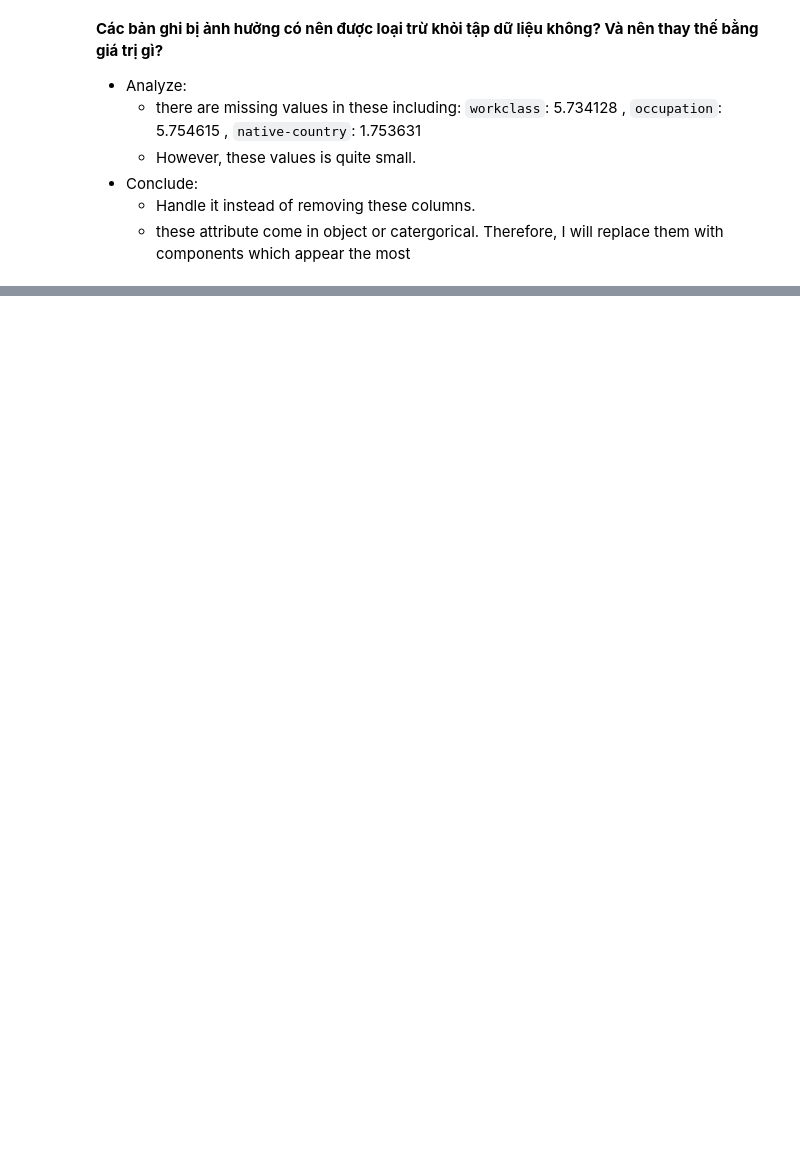
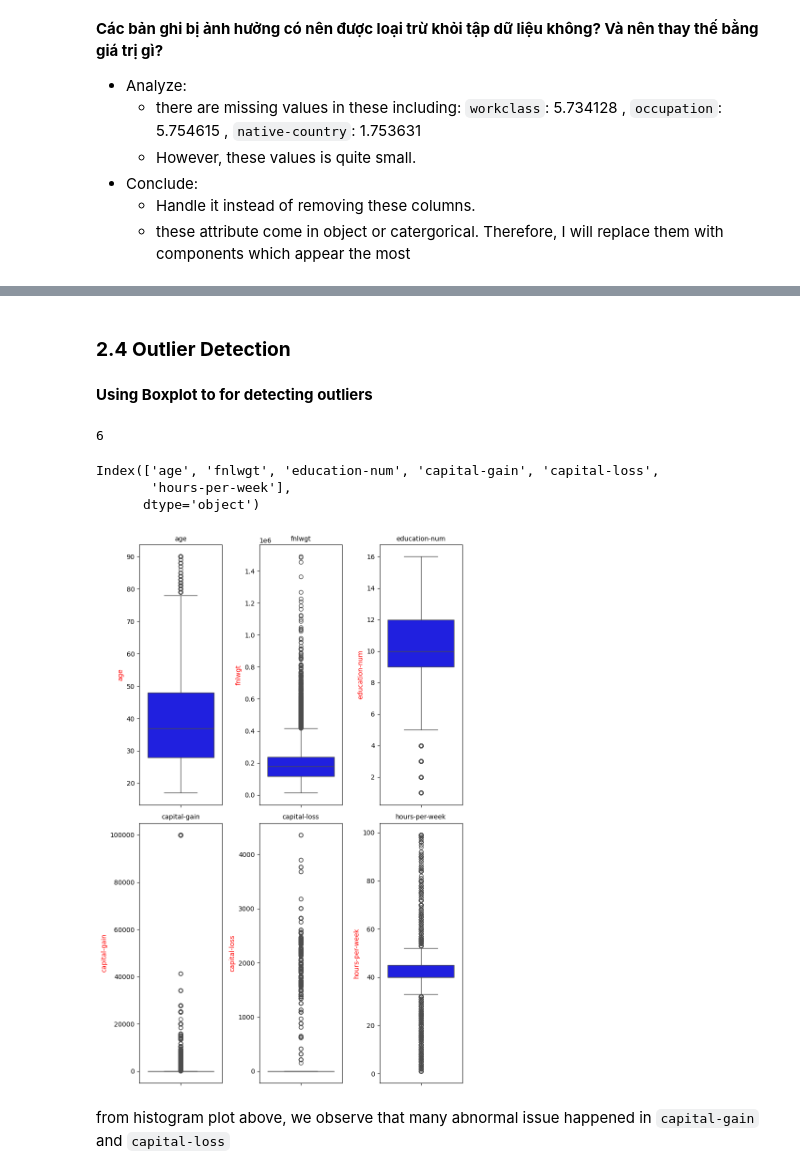
Before and after one commit to baduyne/Income, a Jupyter notebook: preprocessing.ipynb, the cells around one changed output, grey strips where cells are left out. Drawn from its saved outputs; the diff is of its cells as text; code cells hidden in the pictures; blank space fills up the shorter version.

```diff
--- a/preprocessing.ipynb
+++ b/preprocessing.ipynb
@@ -226,0 +240,2 @@ object_dis(raw_data)
+# %%
+raw_data["income"] = raw_data["income"].replace(r'\.$','',regex=True)
@@ -226,0 +267,41 @@ object_dis(raw_data)
+# %% [markdown]
+### **2.4 Outlier Detection**
+# %% [markdown]
+**Using Boxplot to for detecting outliers**
+# %%
+num_feature = raw_data.select_dtypes(include = ["int", "float"])
+# %%
+len(num_feature.columns)
+# %% [output]
+6
+# %%
+num_feature.columns
+# %% [output]
+Index(['age', 'fnlwgt', 'education-num', 'capital-gain', 'capital-loss',
+       'hours-per-week'],
+      dtype='object')
+# %%
+def create_boxplot(columns):
+
+    # (2,3)
+    n_rows, n_cols = 2,3
+
+    fig, axes = plt.subplots(n_rows, n_cols, figsize = (8,12))
+
+    for index, col in enumerate(columns):
+        r = index // n_cols
+        c = index % n_cols
+        ax =axes[r,c]
+        sns.boxplot(y = columns[col],ax = ax, color= "blue")
+
+        ax.set_title(f'{col}', fontsize=10)
+        ax.set_xlabel("")
+        ax.set_ylabel(col, color = "red")
+    plt.tight_layout()
+    plt.show()
+
+create_boxplot(num_feature)
+# %% [output]
+[figure, added]
+# %% [markdown]
+from histogram plot above, we observe that many abnormal issue happened in `capital-gain` and `capital-loss`
```
Also changed, not shown: parts of 35 cells of this notebook.
